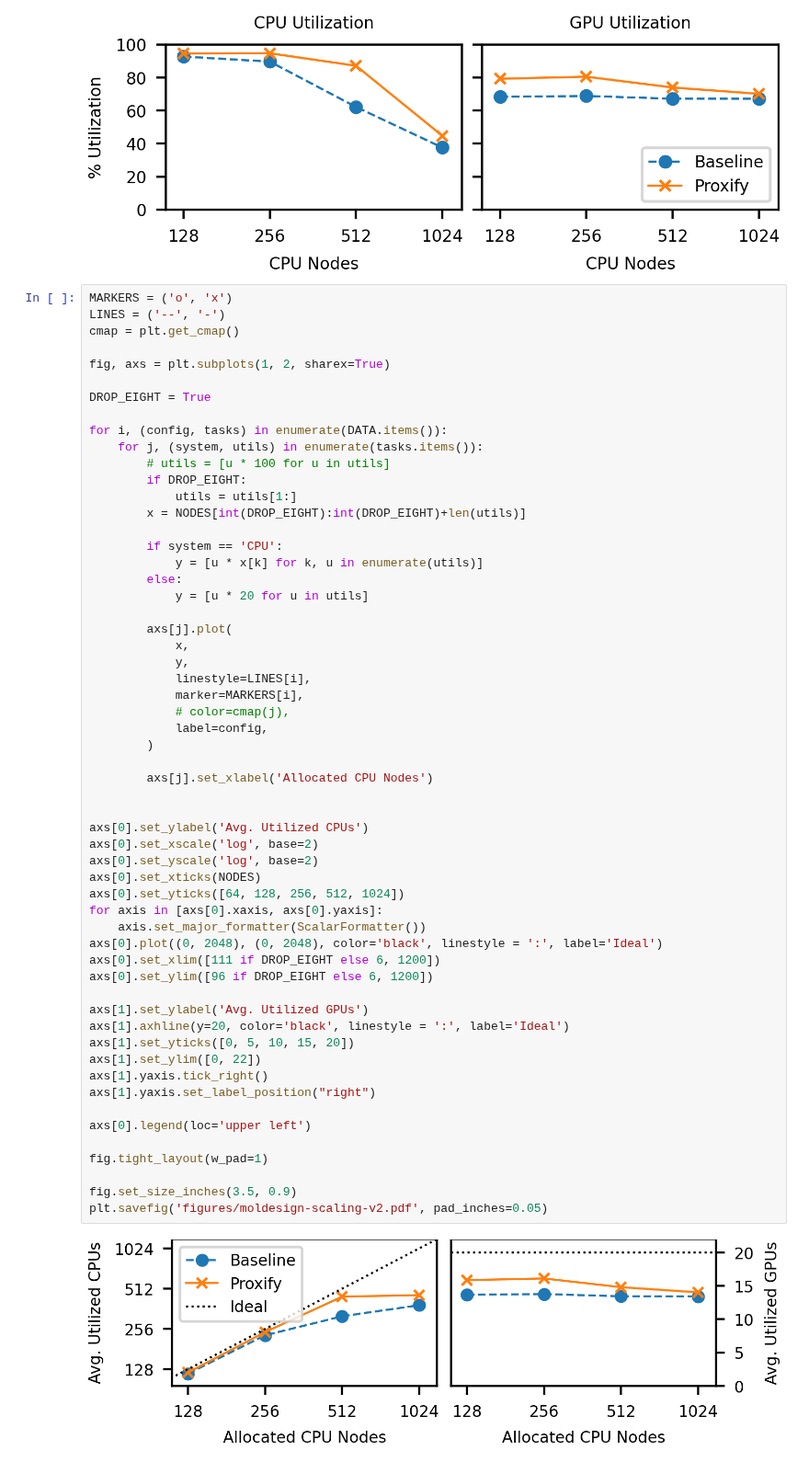
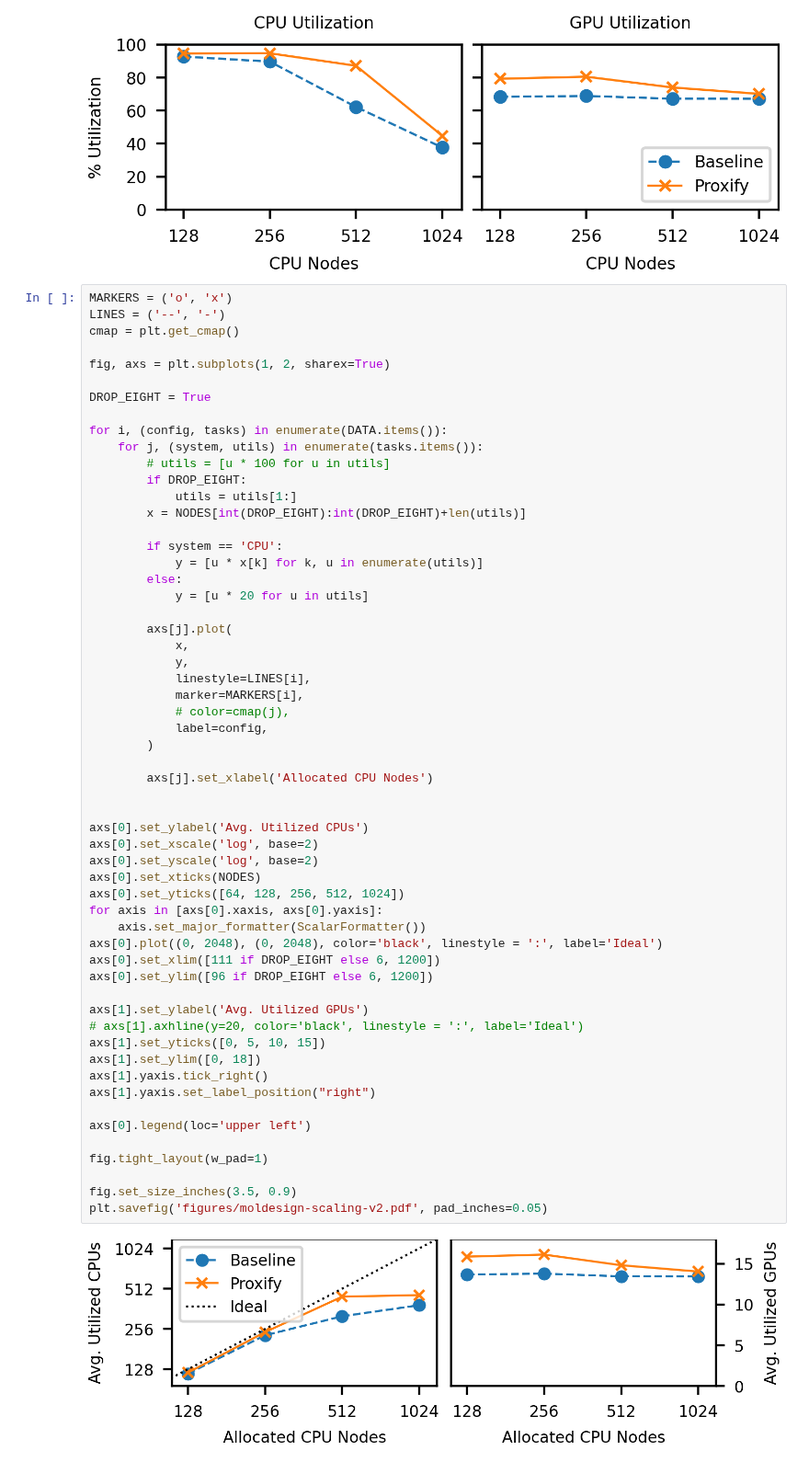
Before and after one commit to proxystore/sc23-evaluation, a Jupyter notebook: 6-molecular-design.ipynb, the cells around one changed output. Shown at 92% size. Saved outputs shown, nothing was run; the diff lists cells and outputs as text.

Commit message:
Remove ideal line for GPUs

```diff
--- a/6-molecular-design.ipynb
+++ b/6-molecular-design.ipynb
@@ -108,34 +108,34 @@ for i, (config, tasks) in enumerate(DATA.items()):
             marker=MARKERS[i],
             # color=cmap(j),
             label=config,
         )
 
         axs[j].set_xlabel('Allocated CPU Nodes')
 
 
 axs[0].set_ylabel('Avg. Utilized CPUs')
 axs[0].set_xscale('log', base=2)
 axs[0].set_yscale('log', base=2)
 axs[0].set_xticks(NODES)
 axs[0].set_yticks([64, 128, 256, 512, 1024])
 for axis in [axs[0].xaxis, axs[0].yaxis]:
     axis.set_major_formatter(ScalarFormatter())
 axs[0].plot((0, 2048), (0, 2048), color='black', linestyle = ':', label='Ideal')
 axs[0].set_xlim([111 if DROP_EIGHT else 6, 1200])
 axs[0].set_ylim([96 if DROP_EIGHT else 6, 1200])
 
 axs[1].set_ylabel('Avg. Utilized GPUs')
-axs[1].axhline(y=20, color='black', linestyle = ':', label='Ideal')
-axs[1].set_yticks([0, 5, 10, 15, 20])
-axs[1].set_ylim([0, 22])
+# axs[1].axhline(y=20, color='black', linestyle = ':', label='Ideal')
+axs[1].set_yticks([0, 5, 10, 15])
+axs[1].set_ylim([0, 18])
 axs[1].yaxis.tick_right()
 axs[1].yaxis.set_label_position("right")
 
 axs[0].legend(loc='upper left')
 
 fig.tight_layout(w_pad=1)
 
 fig.set_size_inches(3.5, 0.9)
 plt.savefig('figures/moldesign-scaling-v2.pdf', pad_inches=0.05)
 # %% [output]
-[figure, old version]
+[figure, new version]
```
Also changed, not shown: 2 other files.
